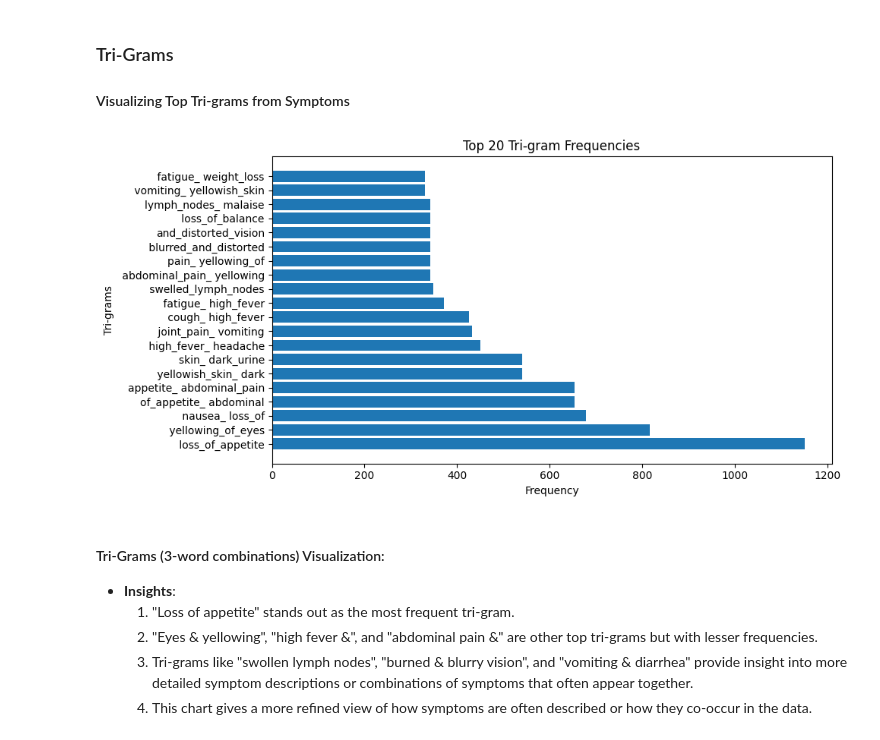
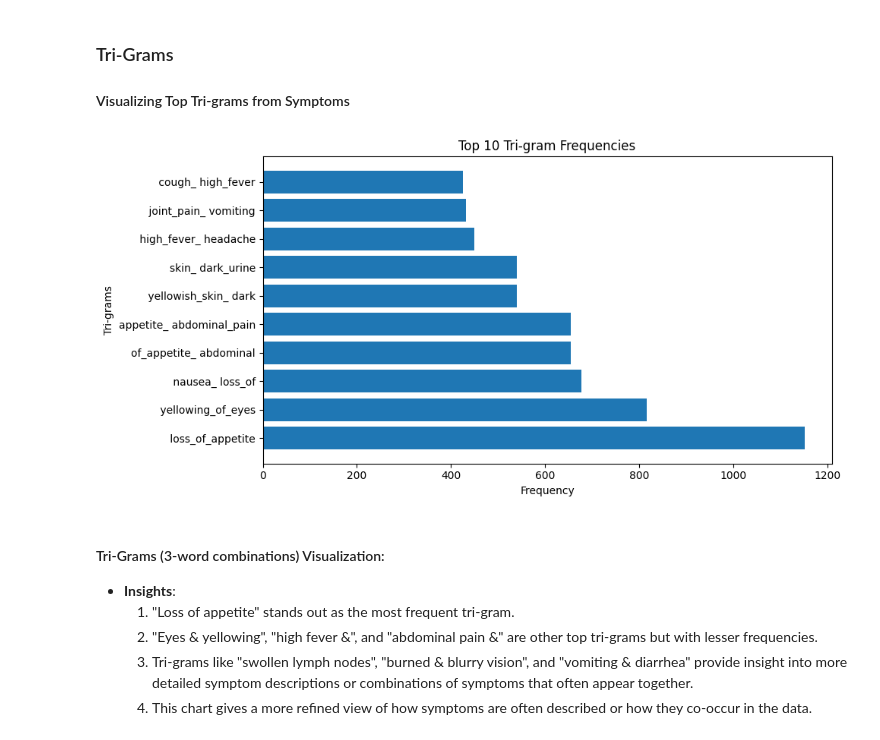
Before and after one commit to disease-outbreak/disease-outbreak, a Jupyter notebook: Theo/final_report.ipynb, the cells around one changed output. Cells and saved outputs as stored; diff of their text form; code cells hidden in the pictures.

```diff
--- a/Theo/final_report.ipynb
+++ b/Theo/final_report.ipynb
@@ -251,9 +251,9 @@ e.plot_top_n_bi_grams(bi_grams_counts, n=20)
 ### Tri-Grams
 #### Visualizing Top Tri-grams from Symptoms
 # %%
-e.plot_top_n_tri_grams(tri_grams_counts, n=20)
+e.plot_top_n_tri_grams(tri_grams_counts)
 # %% [output]
-[figure, old version]
+[figure, new version]
 # %% [markdown]
 #### Tri-Grams (3-word combinations) Visualization:
 - **Insights**:
```
Also changed, not shown: parts of 7 cells of this notebook, 5 other files.
